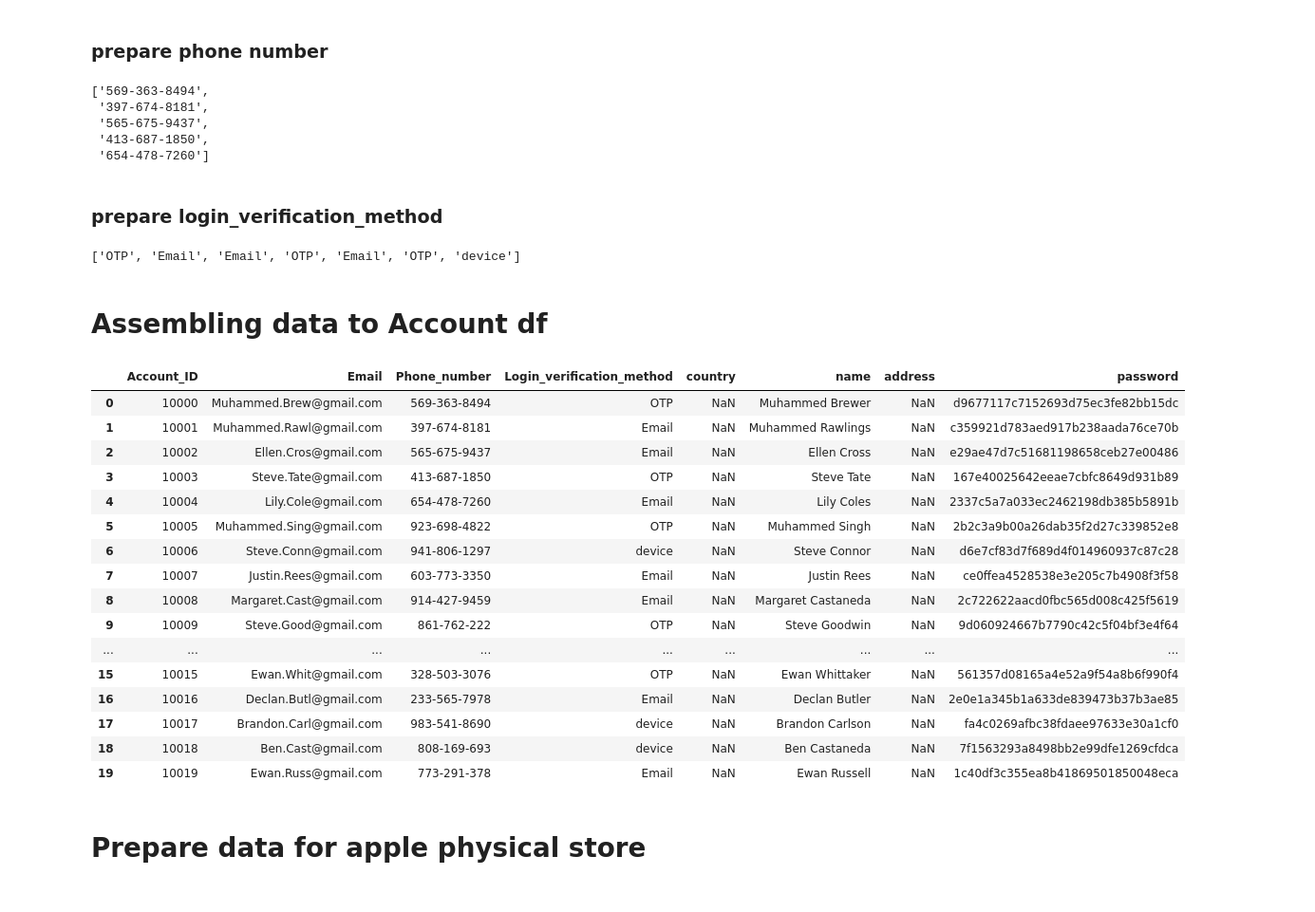
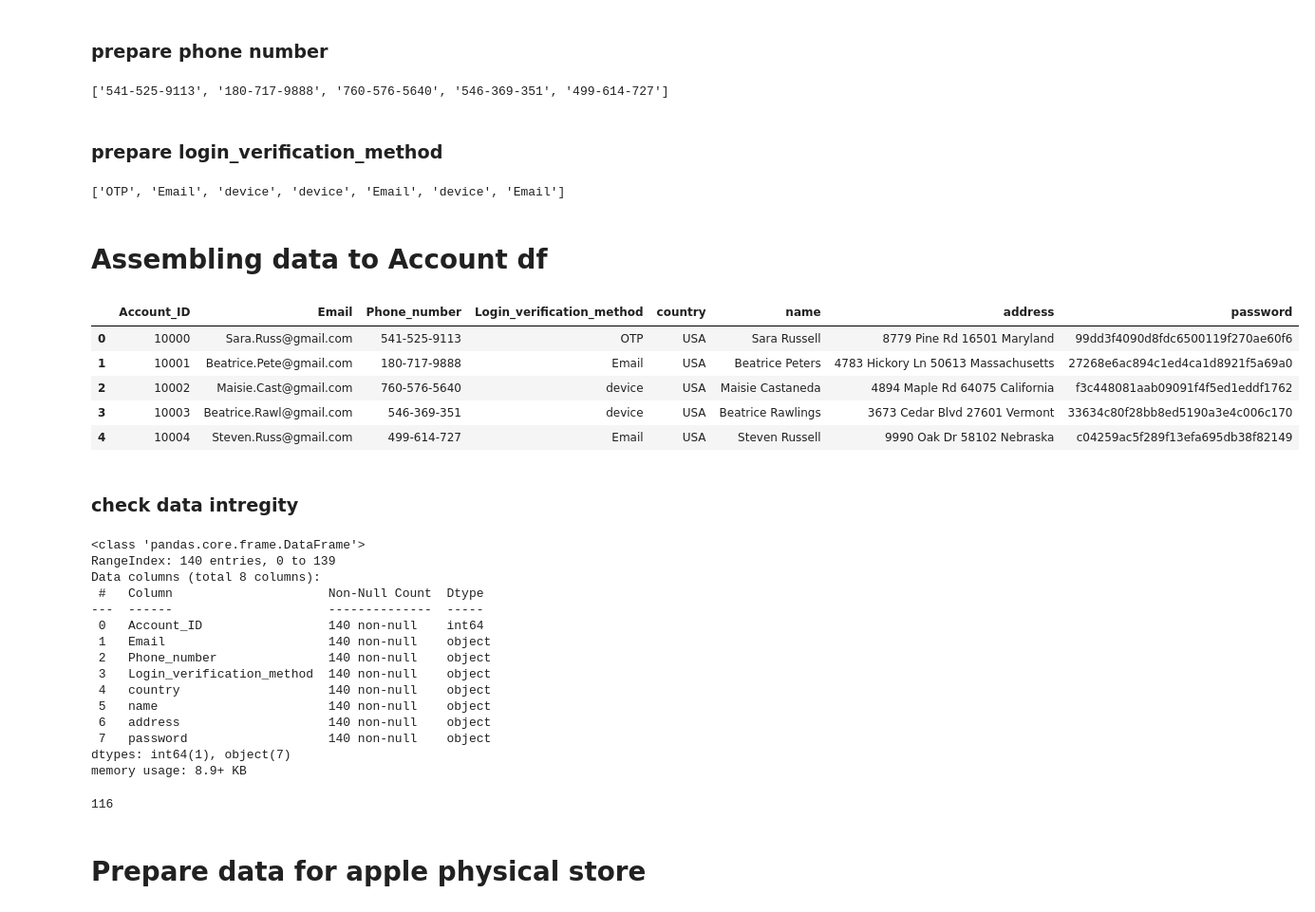
Before and after one commit to MarT1AZ/Apple_DB, a Jupyter notebook: Generating_script/GenData_AppleDB.ipynb, the cells around one changed output. Shown at 95% size. Drawn from its saved outputs; the diff is of its cells as text; code cells hidden in the pictures.

```diff
--- a/Generating_script/GenData_AppleDB.ipynb
+++ b/Generating_script/GenData_AppleDB.ipynb
@@ -114,7 +154,7 @@ all_possible_name[0:6]
 # %%
 # sampling 25 names from 400 name
 sample_names = []
-name_indices = np.random.random_integers(0,400,20)
+name_indices = np.random.random_integers(0,399,140)
 for ni in name_indices:
   sample_names.append(all_possible_name[ni])
 sample_names[0:6]
@@ -151,25 +191,21 @@ def gen_phone():
   return f'{first}-{second}-{last}'
 
 phone = []
-for i in range(0,20):
+for i in range(0,140):
   phone.append(gen_phone())
 phone[:5]
 # %% [output]
-['569-363-8494',
- '397-674-8181',
- '565-675-9437',
- '413-687-1850',
- '654-478-7260']
+['541-525-9113', '180-717-9888', '760-576-5640', '546-369-351', '499-614-727']
 # %% [markdown]
 ### prepare login_verification_method
 # %%
 login_verf_method = ['OTP','device','Email']
 random_lvf = []
-for i in range(0,20):
+for i in range(0,140):
   random_lvf.append(login_verf_method[random.randint(0,2)])
 random_lvf[:7]
 # %% [output]
-['OTP', 'Email', 'Email', 'OTP', 'Email', 'OTP', 'device']
+['OTP', 'Email', 'device', 'device', 'Email', 'device', 'Email']
 # %% [markdown]
 # Assembling data to Account df
 # %%
@@ -177,7 +213,7 @@ Account_df = pd.DataFrame([],columns = ['Account_ID','Email','Phone_number',
                                         'Login_verification_method','country','name',
                                         'address','password'])
 # %%
-Account_df['Account_ID'] = pd.Series(list(range(10000,10020)))
+Account_df['Account_ID'] = pd.Series(list(range(10000,10140)))
 Account_df['name'] = pd.Series(sample_names)
 Account_df['address'] = pd.Series(final_address)
 Account_df['password'] = pd.Series(hashed_passwords)
@@ -186,25 +222,38 @@ Account_df['Email'] = pd.Series(emails)
 Account_df['Phone_number'] = pd.Series(phone)
 Account_df['Login_verification_method'] = pd.Series(random_lvf)
 # %%
-Account_df
+Account_df.head()
 # %% [output]
 |  | Account_ID | Email | Phone_number | Login_verification_method | country | name | address | password |
-| 0 | 10000 | Muhammed.Brew@gmail.com | 569-363-8494 | OTP | NaN | Muhammed Brewer | NaN | d9677117c7152693d75ec3fe82bb15dc |
-| 1 | 10001 | Muhammed.Rawl@gmail.com | 397-674-8181 | Email | NaN | Muhammed Rawlings | NaN | c359921d783aed917b238aada76ce70b |
-| 2 | 10002 | Ellen.Cros@gmail.com | 565-675-9437 | Email | NaN | Ellen Cross | NaN | e29ae47d7c51681198658ceb27e00486 |
-| 3 | 10003 | Steve.Tate@gmail.com | 413-687-1850 | OTP | NaN | Steve Tate | NaN | 167e40025642eeae7cbfc8649d931b89 |
-| 4 | 10004 | Lily.Cole@gmail.com | 654-478-7260 | Email | NaN | Lily Coles | NaN | 2337c5a7a033ec2462198db385b5891b |
-| 5 | 10005 | Muhammed.Sing@gmail.com | 923-698-4822 | OTP | NaN | Muhammed Singh | NaN | 2b2c3a9b00a26dab35f2d27c339852e8 |
-| 6 | 10006 | Steve.Conn@gmail.com | 941-806-1297 | device | NaN | Steve Connor | NaN | d6e7cf83d7f689d4f014960937c87c28 |
-| 7 | 10007 | Justin.Rees@gmail.com | 603-773-3350 | Email | NaN | Justin Rees | NaN | ce0ffea4528538e3e205c7b4908f3f58 |
-| 8 | 10008 | Margaret.Cast@gmail.com | 914-427-9459 | Email | NaN | Margaret Castaneda | NaN | 2c722622aacd0fbc565d008c425f5619 |
-| 9 | 10009 | Steve.Good@gmail.com | 861-762-222 | OTP | NaN | Steve Goodwin | NaN | 9d060924667b7790c42c5f04bf3e4f64 |
-| ... | ... | ... | ... | ... | ... | ... | ... | ... |
-| 15 | 10015 | Ewan.Whit@gmail.com | 328-503-3076 | OTP | NaN | Ewan Whittaker | NaN | 561357d08165a4e52a9f54a8b6f990f4 |
-| 16 | 10016 | Declan.Butl@gmail.com | 233-565-7978 | Email | NaN | Declan Butler | NaN | 2e0e1a345b1a633de839473b37b3ae85 |
-| 17 | 10017 | Brandon.Carl@gmail.com | 983-541-8690 | device | NaN | Brandon Carlson | NaN | fa4c0269afbc38fdaee97633e30a1cf0 |
-| 18 | 10018 | Ben.Cast@gmail.com | 808-169-693 | device | NaN | Ben Castaneda | NaN | 7f1563293a8498bb2e99dfe1269cfdca |
-| 19 | 10019 | Ewan.Russ@gmail.com | 773-291-378 | Email | NaN | Ewan Russell | NaN | 1c40df3c355ea8b41869501850048eca |
+| 0 | 10000 | Sara.Russ@gmail.com | 541-525-9113 | OTP | USA | Sara Russell | 8779 Pine Rd 16501 Maryland | 99dd3f4090d8fdc6500119f270ae60f6 |
+| 1 | 10001 | Beatrice.Pete@gmail.com | 180-717-9888 | Email | USA | Beatrice Peters | 4783 Hickory Ln 50613 Massachusetts | 27268e6ac894c1ed4ca1d8921f5a69a0 |
+| 2 | 10002 | Maisie.Cast@gmail.com | 760-576-5640 | device | USA | Maisie Castaneda | 4894 Maple Rd 64075 California | f3c448081aab09091f4f5ed1eddf1762 |
+| 3 | 10003 | Beatrice.Rawl@gmail.com | 546-369-351 | device | USA | Beatrice Rawlings | 3673 Cedar Blvd 27601 Vermont | 33634c80f28bb8ed5190a3e4c006c170 |
+| 4 | 10004 | Steven.Russ@gmail.com | 499-614-727 | Email | USA | Steven Russell | 9990 Oak Dr 58102 Nebraska | c04259ac5f289f13efa695db38f82149 |
+# %% [markdown]
+### check data intregity
+# %%
+Account_df.info()
+# %% [output]
+<class 'pandas.core.frame.DataFrame'>
+RangeIndex: 140 entries, 0 to 139
+Data columns (total 8 columns):
+ #   Column                     Non-Null Count  Dtype
+---  ------                     --------------  -----
+ 0   Account_ID                 140 non-null    int64
+ 1   Email                      140 non-null    object
+ 2   Phone_number               140 non-null    object
+ 3   Login_verification_method  140 non-null    object
+ 4   country                    140 non-null    object
+ 5   name                       140 non-null    object
+ 6   address                    140 non-null    object
+ 7   password                   140 non-null    object
+dtypes: int64(1), object(7)
+memory usage: 8.9+ KB
+# %%
+Account_df['Email'].nunique()
+# %% [output]
+116
 # %%
 Account_df.to_csv('Apple_account.csv') # saving data
 # %% [markdown]
```
Also changed, not shown: parts of 25 cells of this notebook.
